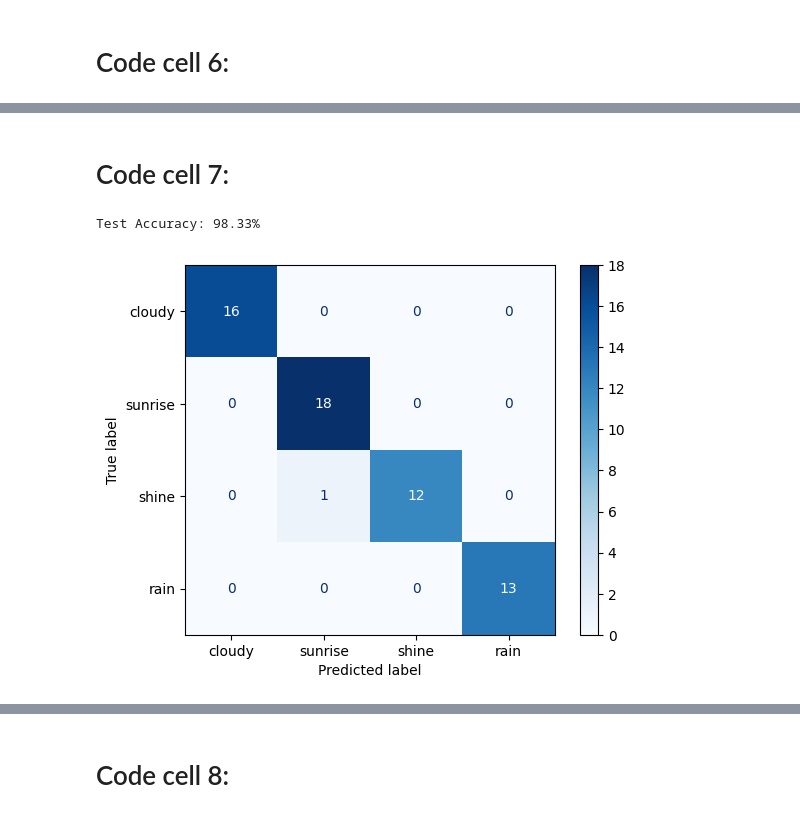
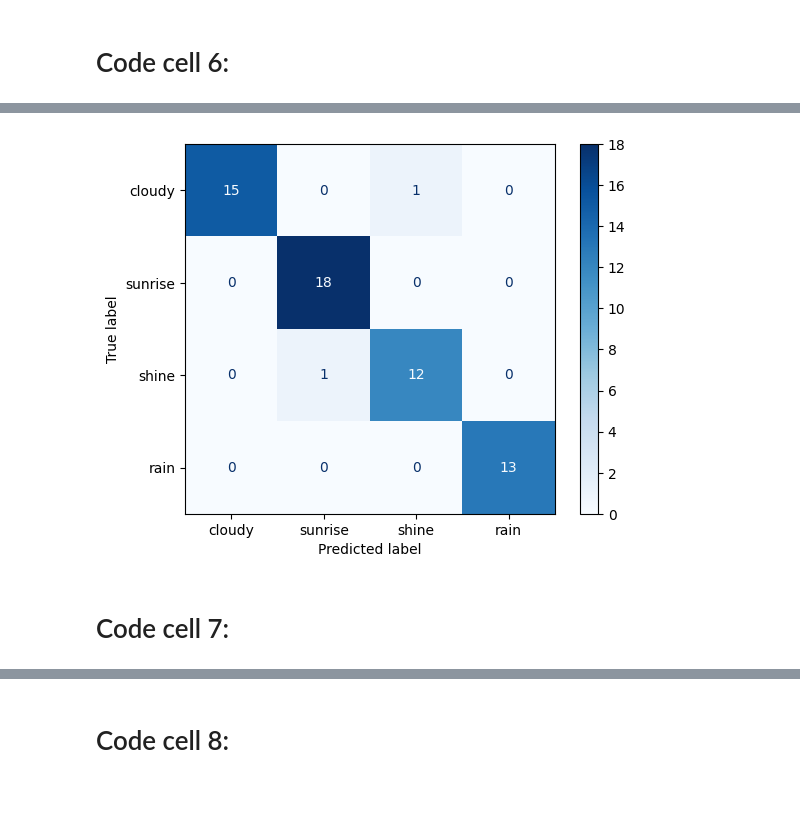
Before and after one commit to RaneemIbra/DeepLearning_NLP, a Jupyter notebook: DL/HW2_PT2_212920896_212245096.ipynb, the cells around one changed output, grey strips where cells are left out. Drawn from its saved outputs; the diff is of its cells as text; code cells hidden in the pictures.

```diff
--- a/DL/HW2_PT2_212920896_212245096.ipynb
+++ b/DL/HW2_PT2_212920896_212245096.ipynb
@@ -182,11 +180,31 @@ scheduler = optim.lr_scheduler.OneCycleLR(optimizer, max_lr=0.001, steps_per_epo
 # Code cell 6:
 # %%
 from torch.cuda.amp import GradScaler, autocast
+from sklearn.metrics import confusion_matrix, ConfusionMatrixDisplay, accuracy_score
 
 scaler = GradScaler()
 
-def train_model(model, train_loader, val_loader, criterion, optimizer, scheduler, num_epochs=25):
+def evaluate_model(model, test_loader):
+    model.eval()
+    all_preds, all_labels = [], []
+
+    with torch.no_grad():
+        for inputs, labels in test_loader:
+            inputs, labels = inputs.to(device), labels.to(device)
+            outputs = model(inputs)
+            _, predicted = torch.max(outputs, 1)
+
+            all_preds.extend(predicted.cpu().numpy())
+            all_labels.extend(labels.cpu().numpy())
+
+    acc = accuracy_score(all_labels, all_preds)
+    cm = confusion_matrix(all_labels, all_preds)
+
+    return acc, cm
+
+def train_model(model, train_loader, val_loader, test_loader, criterion, optimizer, scheduler, num_epochs=25):
     train_losses, val_losses, train_accuracies, val_accuracies = [], [], [], []
+    test_accuracies = []
 
     for epoch in range(num_epochs):
         model.train()
@@ -194,12 +212,10 @@ def train_model(model, train_loader, val_loader, criterion, optimizer, scheduler
 
         for inputs, labels in train_loader:
             inputs, labels = inputs.to(device), labels.to(device)
-            labels = labels.view(-1)  # Ensure labels are 1D
 
             optimizer.zero_grad()
             with autocast():
                 outputs = model(inputs)
-                print(f"Outputs shape: {outputs.shape}, Labels shape: {labels.shape}")  # Debug
                 loss = criterion(outputs, labels)
             scaler.scale(loss).backward()
             nn.utils.clip_grad_norm_(model.parameters(), max_norm=1.0)
@@ -220,7 +236,6 @@ def train_model(model, train_loader, val_loader, criterion, optimizer, scheduler
         with torch.no_grad():
             for inputs, labels in val_loader:
                 inputs, labels = inputs.to(device), labels.to(device)
-                labels = labels.view(-1)  # Ensure labels are 1D
                 with autocast():
                     outputs = model(inputs)
                     loss = criterion(outputs, labels)
@@ -239,9 +254,15 @@ def train_model(model, train_loader, val_loader, criterion, optimizer, scheduler
               f"Train Loss: {train_losses[-1]:.4f}, Val Loss: {val_losses[-1]:.4f}, "
               f"Train Acc: {train_accuracies[-1]:.4f}, Val Acc: {val_accuracies[-1]:.4f}")
 
-    return train_losses, val_losses, train_accuracies, val_accuracies
+    test_acc, test_cm = evaluate_model(model, test_loader)
+    test_accuracies = [test_acc] * num_epochs
+    print(f"\nFinal Test Accuracy: {test_acc * 100:.2f}%")
+    ConfusionMatrixDisplay(confusion_matrix=test_cm, display_labels=classes).plot(cmap="Blues")
+    plt.show()
 
-train_losses, val_losses, train_accuracies, val_accuracies = train_model(
-    model, train_loader, val_loader, criterion, optimizer, scheduler, num_epochs=25
+    return train_losses, val_losses, train_accuracies, val_accuracies, test_accuracies
+
+train_losses, val_losses, train_accuracies, val_accuracies, test_accuracies = train_model(
+    model, train_loader, val_loader, test_loader, criterion, optimizer, scheduler, num_epochs=15
 )
 # %% [output]
@@ -265,31 +286,3 @@ Epoch 25/25, Train Loss: 0.5392, Val Loss: 0.5947, Train Acc: 0.9882, Val Acc: 0
+[figure, added]
 # %% [markdown]
 # Code cell 7:
-# %%
-from sklearn.metrics import confusion_matrix, ConfusionMatrixDisplay, accuracy_score
-
-def evaluate_model(model, test_loader):
-    model.eval()
-    all_preds, all_labels = [], []
-
-    with torch.no_grad():
-        for inputs, labels in test_loader:
-            inputs, labels = inputs.to(device), labels.to(device)
-            outputs = model(inputs)
-            _, predicted = torch.max(outputs, 1)
-
-            all_preds.extend(predicted.cpu().numpy())
-            all_labels.extend(labels.cpu().numpy())
-
-    acc = accuracy_score(all_labels, all_preds)
-    cm = confusion_matrix(all_labels, all_preds)
-
-    print(f"Test Accuracy: {acc * 100:.2f}%")
-    ConfusionMatrixDisplay(confusion_matrix=cm, display_labels=classes).plot(cmap="Blues")
-    plt.show()
-
-    return acc, cm
-
-test_acc, test_cm = evaluate_model(model, test_loader)
-# %% [output]
-Test Accuracy: 98.33%
-[figure, removed]
```
Also changed, not shown: parts of 6 cells of this notebook.
